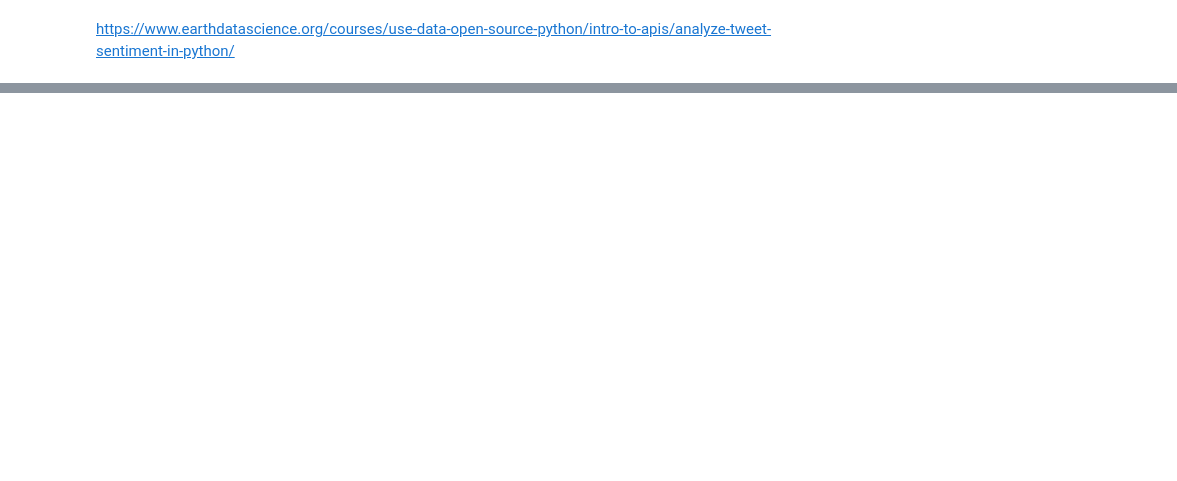
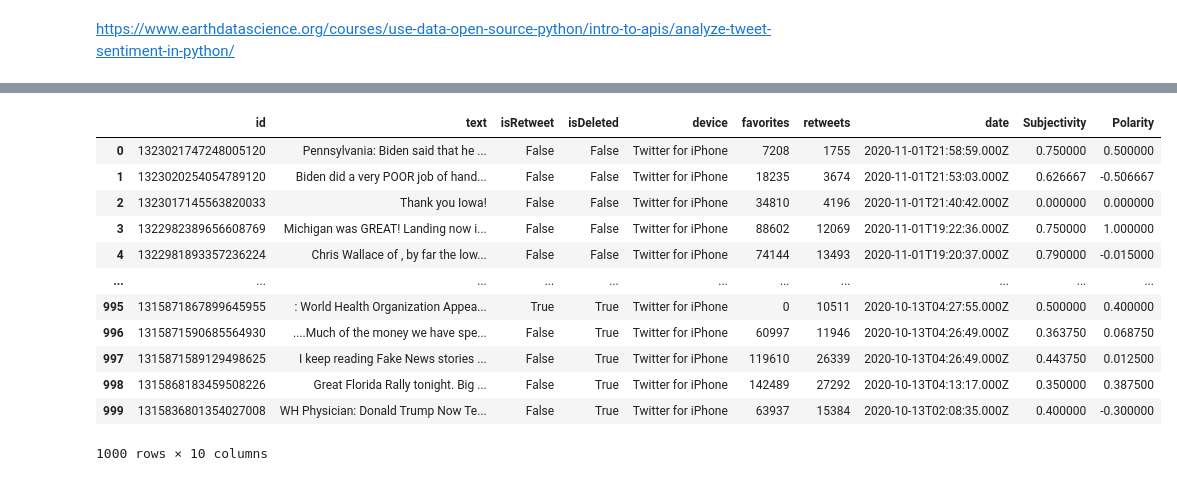
Before and after one commit to joshuacalloway/dsc540groupproject, a Jupyter notebook: StartingTrumpTweets.ipynb, the cells around one changed output, grey strips where cells are left out. Cells and saved outputs as stored; diff of their text form; code cells hidden in the pictures; blank space fills up the shorter version.

```diff
--- a/StartingTrumpTweets.ipynb
+++ b/StartingTrumpTweets.ipynb
@@ -99,0 +47,4 @@ plt.show()
+# %%
+from pandas import DataFrame
+df = DataFrame(data)
+df.head()
@@ -99,0 +91,30 @@ plt.show()
+# %%
+# Create a function to get the subjectivity
+def getSubjectivity(text):
+    return TextBlob(text).sentiment.subjectivity
+
+# Create a function to get the polarity
+def getPolarity(text):
+    return  TextBlob(text).sentiment.polarity
+
+
+# Create two new columns 'Subjectivity' & 'Polarity'
+df['Subjectivity'] = df['text'].apply(getSubjectivity)
+df['Polarity'] = df['text'].apply(getPolarity)
+
+# Show the new dataframe with columns 'Subjectivity' & 'Polarity'
+df
+# %% [output]
+|  | id | text | isRetweet | isDeleted | device | favorites | retweets | date | Subjectivity | Polarity |
+| 0 | 1323021747248005120 | Pennsylvania: Biden said that he ... | False | False | Twitter for iPhone | 7208 | 1755 | 2020-11-01T21:58:59.000Z | 0.750000 | 0.500000 |
+| 1 | 1323020254054789120 | Biden did a very POOR job of hand... | False | False | Twitter for iPhone | 18235 | 3674 | 2020-11-01T21:53:03.000Z | 0.626667 | -0.506667 |
+| 2 | 1323017145563820033 | Thank you Iowa! | False | False | Twitter for iPhone | 34810 | 4196 | 2020-11-01T21:40:42.000Z | 0.000000 | 0.000000 |
+| 3 | 1322982389656608769 | Michigan was GREAT! Landing now i... | False | False | Twitter for iPhone | 88602 | 12069 | 2020-11-01T19:22:36.000Z | 0.750000 | 1.000000 |
+| 4 | 1322981893357236224 | Chris Wallace of , by far the low... | False | False | Twitter for iPhone | 74144 | 13493 | 2020-11-01T19:20:37.000Z | 0.790000 | -0.015000 |
+| ... | ... | ... | ... | ... | ... | ... | ... | ... | ... | ... |
+| 995 | 1315871867899645955 | : World Health Organization Appea... | True | True | Twitter for iPhone | 0 | 10511 | 2020-10-13T04:27:55.000Z | 0.500000 | 0.400000 |
+| 996 | 1315871590685564930 | ....Much of the money we have spe... | False | True | Twitter for iPhone | 60997 | 11946 | 2020-10-13T04:26:49.000Z | 0.363750 | 0.068750 |
+| 997 | 1315871589129498625 | I keep reading Fake News stories ... | False | True | Twitter for iPhone | 119610 | 26339 | 2020-10-13T04:26:49.000Z | 0.443750 | 0.012500 |
+| 998 | 1315868183459508226 | Great Florida Rally tonight. Big ... | False | True | Twitter for iPhone | 142489 | 27292 | 2020-10-13T04:13:17.000Z | 0.350000 | 0.387500 |
+| 999 | 1315836801354027008 | WH Physician: Donald Trump Now Te... | False | True | Twitter for iPhone | 63937 | 15384 | 2020-10-13T02:08:35.000Z | 0.400000 | -0.300000 |
+1000 rows × 10 columns
```
Also changed, not shown: parts of 31 cells of this notebook.
